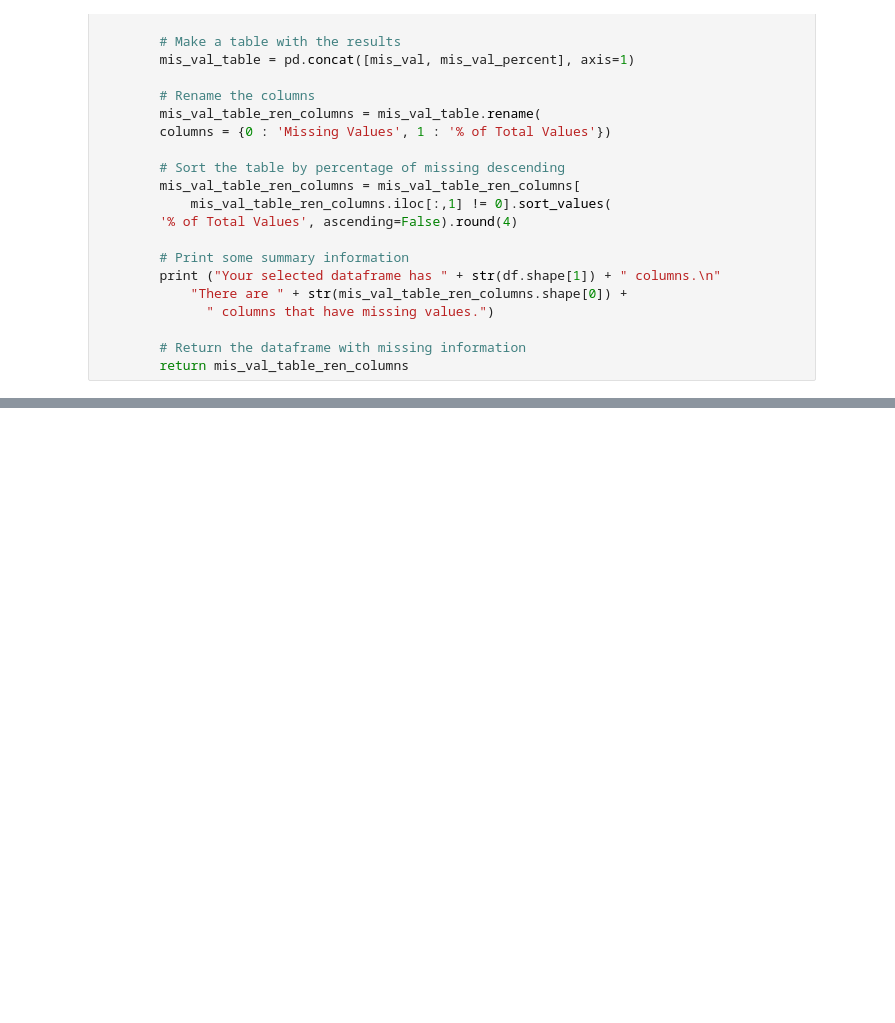
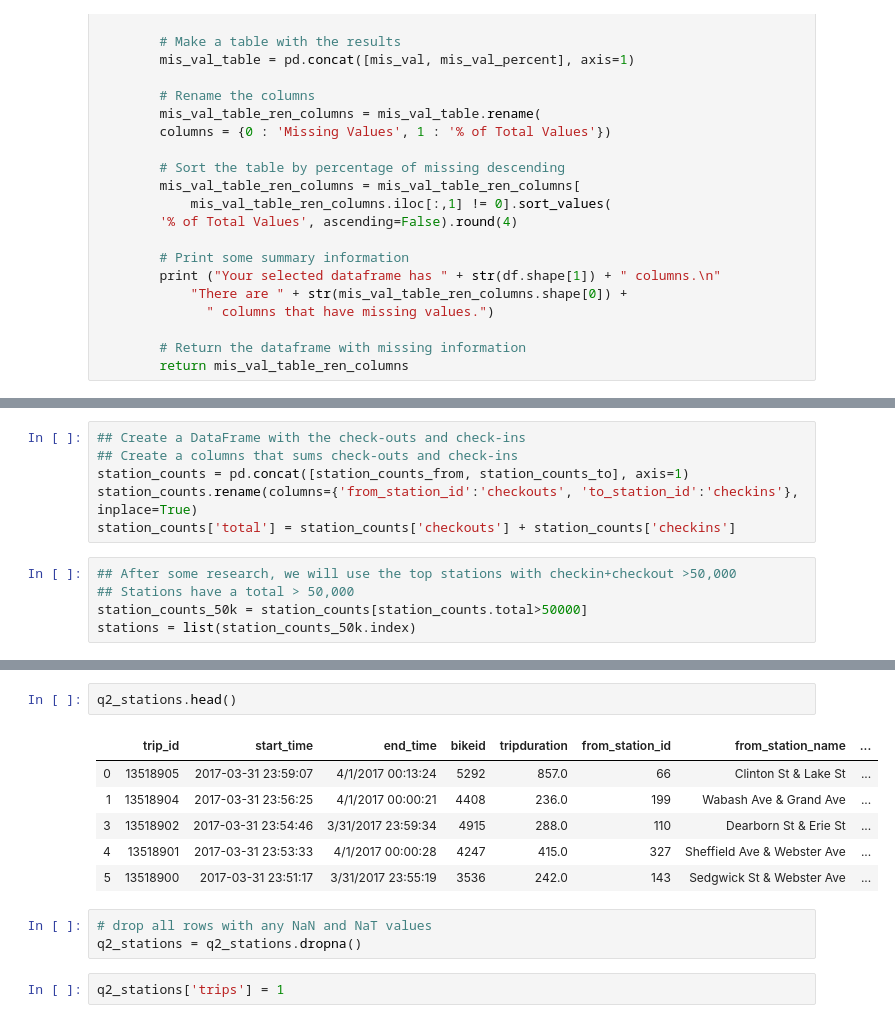
Before and after one commit to mohitroy2502/Chicago-Divvy-DPA-Project, a Jupyter notebook: DPA Project Problem Statement 5.ipynb, the cells around one changed output, grey strips where cells are left out. Saved outputs shown, nothing was run; the diff lists cells and outputs as text; blank space fills up the shorter version.

```diff
--- a/DPA Project Problem Statement 5.ipynb
+++ b/DPA Project Problem Statement 5.ipynb
@@ -577,0 +139,11 @@ ValueError: Input contains NaN, infinity or a value too large for dtype('float64
+# %%
+## Create a DataFrame with the check-outs and check-ins
+## Create a columns that sums check-outs and check-ins
+station_counts = pd.concat([station_counts_from, station_counts_to], axis=1)
+station_counts.rename(columns={'from_station_id':'checkouts', 'to_station_id':'checkins'}, inplace=True)
+station_counts['total'] = station_counts['checkouts'] + station_counts['checkins']
+# %%
+## After some research, we will use the top stations with checkin+checkout >50,000
+## Stations have a total > 50,000
+station_counts_50k = station_counts[station_counts.total>50000]
+stations = list(station_counts_50k.index)
@@ -577,0 +180,14 @@ ValueError: Input contains NaN, infinity or a value too large for dtype('float64
+# %%
+q2_stations.head()
+# %% [output]
+|  | trip_id | start_time | end_time | bikeid | tripduration | from_station_id | from_station_name | ... |
+| 0 | 13518905 | 2017-03-31 23:59:07 | 4/1/2017 00:13:24 | 5292 | 857.0 | 66 | Clinton St & Lake St | ... |
+| 1 | 13518904 | 2017-03-31 23:56:25 | 4/1/2017 00:00:21 | 4408 | 236.0 | 199 | Wabash Ave & Grand Ave | ... |
+| 3 | 13518902 | 2017-03-31 23:54:46 | 3/31/2017 23:59:34 | 4915 | 288.0 | 110 | Dearborn St & Erie St | ... |
+| 4 | 13518901 | 2017-03-31 23:53:33 | 4/1/2017 00:00:28 | 4247 | 415.0 | 327 | Sheffield Ave & Webster Ave | ... |
+| 5 | 13518900 | 2017-03-31 23:51:17 | 3/31/2017 23:55:19 | 3536 | 242.0 | 143 | Sedgwick St & Webster Ave | ... |
+# %%
+# drop all rows with any NaN and NaT values
+q2_stations = q2_stations.dropna()
+# %%
+q2_stations['trips'] = 1
```
Also changed, not shown: parts of 125 cells of this notebook.
